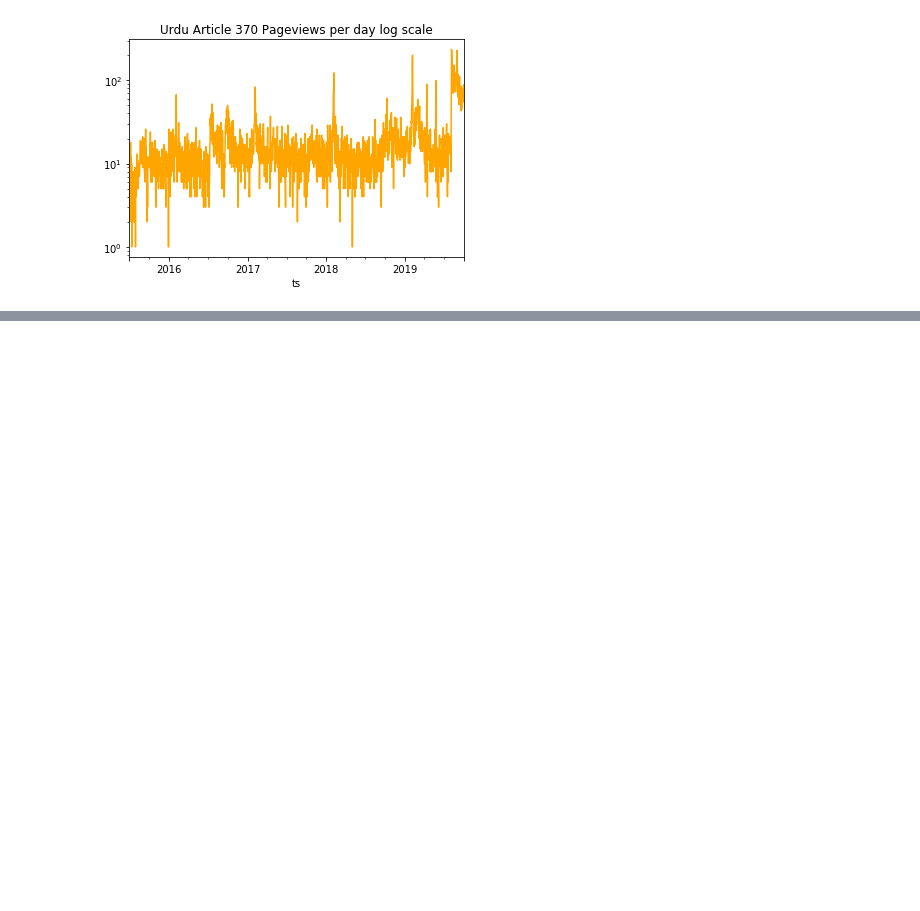
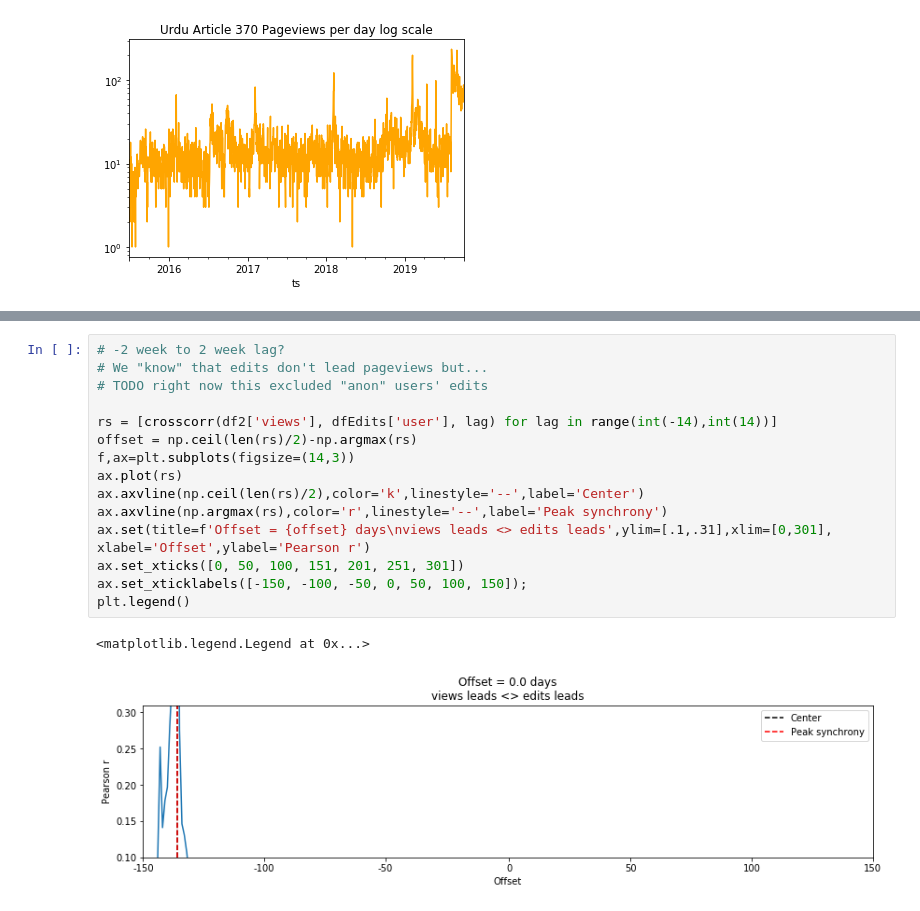
Before and after one commit to ViralNotPrasad/cscw-wiki, a Jupyter notebook: R/Pageviews.ipynb, the cells around one changed output, grey strips where cells are left out. Cells and saved outputs as stored; diff of their text form; blank space fills up the shorter version.

```diff
--- a/R/Pageviews.ipynb
+++ b/R/Pageviews.ipynb
@@ -181,0 +258,18 @@ fig.tight_layout()  # otherwise the right y-label is slightly clipped
+# %%
+# -2 week to 2 week lag?
+# We "know" that edits don't lead pageviews but...
+# TODO right now this excluded "anon" users' edits
+
+rs = [crosscorr(df2['views'], dfEdits['user'], lag) for lag in range(int(-14),int(14))]
+offset = np.ceil(len(rs)/2)-np.argmax(rs)
+f,ax=plt.subplots(figsize=(14,3))
+ax.plot(rs)
+ax.axvline(np.ceil(len(rs)/2),color='k',linestyle='--',label='Center')
+ax.axvline(np.argmax(rs),color='r',linestyle='--',label='Peak synchrony')
+ax.set(title=f'Offset = {offset} days\nviews leads <> edits leads',ylim=[.1,.31],xlim=[0,301], xlabel='Offset',ylabel='Pearson r')
+ax.set_xticks([0, 50, 100, 151, 201, 251, 301])
+ax.set_xticklabels([-150, -100, -50, 0, 50, 100, 150]);
+plt.legend()
+# %% [output]
+<matplotlib.legend.Legend at 0x...>
+[figure, added]
```
Also changed, not shown: parts of 5 cells of this notebook.
